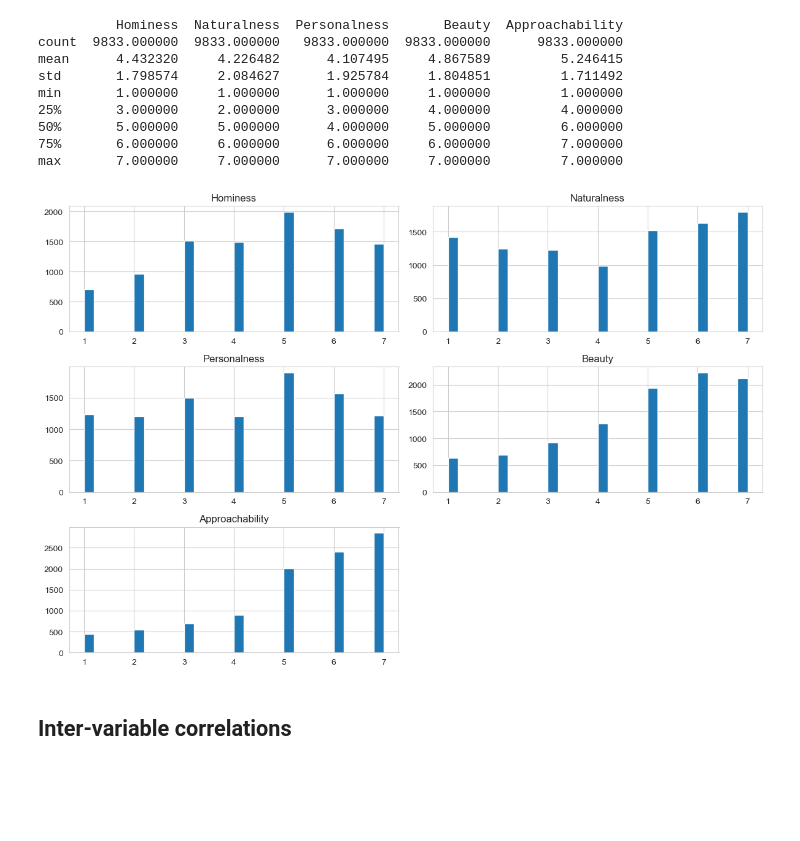
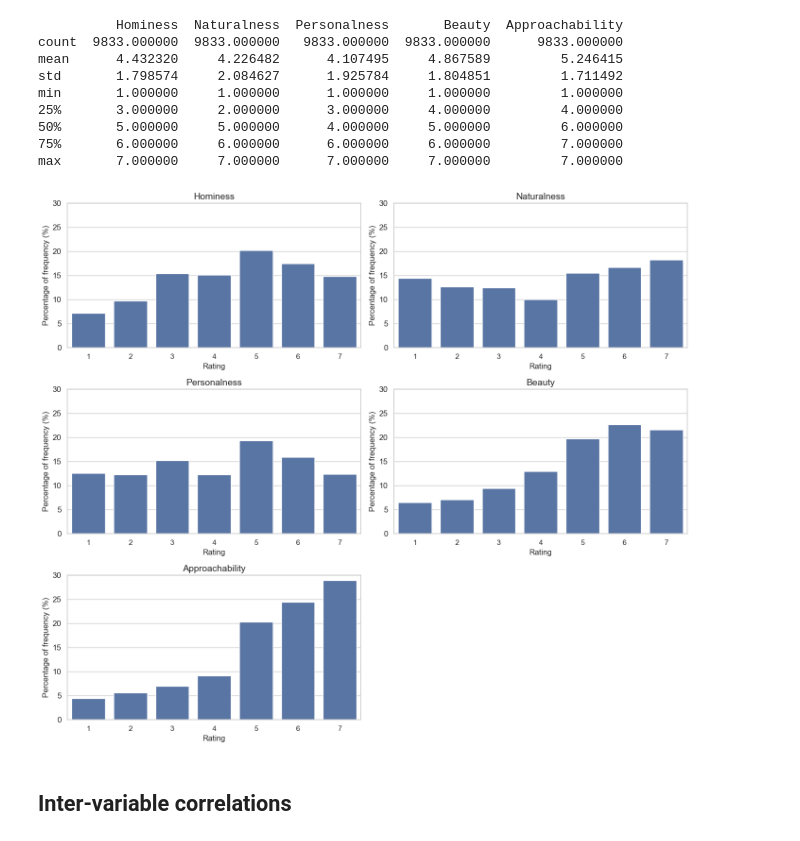
Before and after one commit to PsyYang/NeuroArchitecture, a Jupyter notebook: exploratory_analysis.ipynb, the cells around one changed output. Cells and saved outputs as stored; diff of their text form; code cells hidden in the pictures; blank space fills up the shorter version.

Commit message:
refine figures

```diff
--- a/exploratory_analysis.ipynb
+++ b/exploratory_analysis.ipynb
@@ -128,12 +127,40 @@ min       1.000000     1.000000      1.000000     1.000000         1.000000
 75%       6.000000     6.000000      6.000000     6.000000         7.000000
 max       7.000000     7.000000      7.000000     7.000000         7.000000
 # %%
-# Histograms
-rating_df.hist(bins=30, figsize=(12, 8))
+# Set clean academic style
+sns.set(style="whitegrid")
+
+plt.figure(figsize=(14, 12))
+
+for i, col in enumerate(rating_cols, 1):
+    plt.subplot(3, 2, i)
+
+    # Count frequencies and convert to percentage
+    counts = df[col].value_counts().sort_index()
+
+    # Ensure all rating levels appear (1–7)
+    counts = counts.reindex([1, 2, 3, 4, 5, 6, 7], fill_value=0)
+
+    percent = counts / counts.sum() * 100
+
+    # Vertical bar plot WITHOUT hue (to avoid FutureWarning)
+    sns.barplot(
+        x=percent.index,          # Rating levels (1–7)
+        y=percent.values         # Percentage values
+    )
+
+    # Titles and labels
+    plt.title(col, fontsize=14)
+    plt.ylabel("Percentage of frequency (%)", fontsize=12)
+    plt.xlabel("Rating", fontsize=12)
+    plt.ylim(0,30)
+    plt.yticks(np.arange(0, 35, step=5), fontsize=12)
+
+
 plt.tight_layout()
 plt.show()
 # %% [output]
-[figure, old version]
+[figure, new version]
 # %% [markdown]
 ## Inter-variable correlations
 # %%
```
Also changed, not shown: parts of 17 cells of this notebook.
